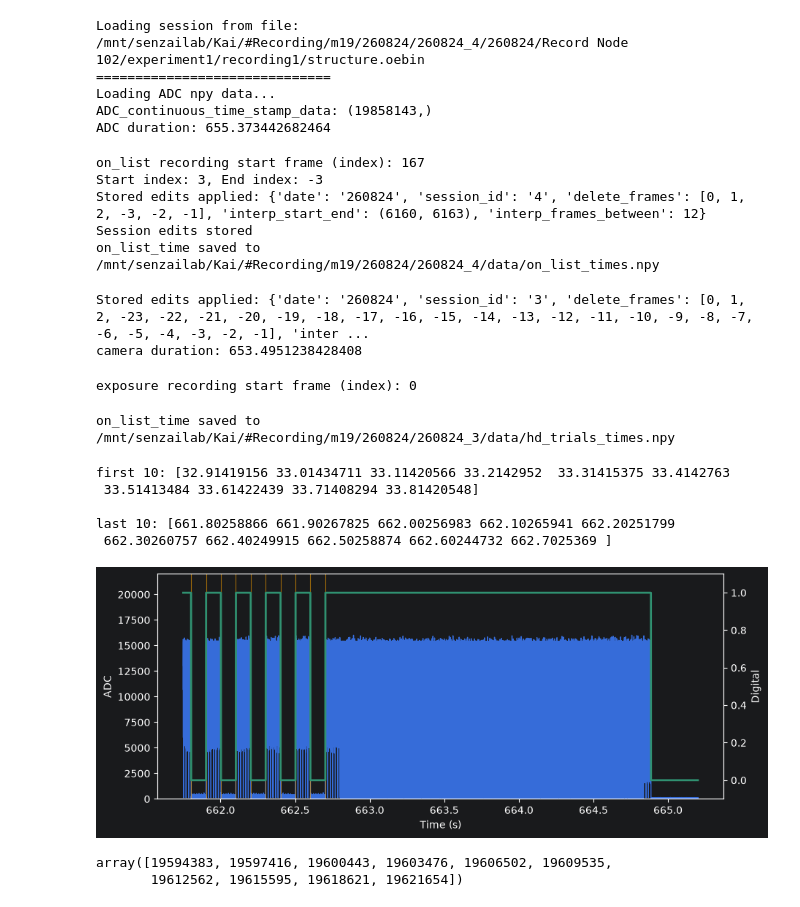
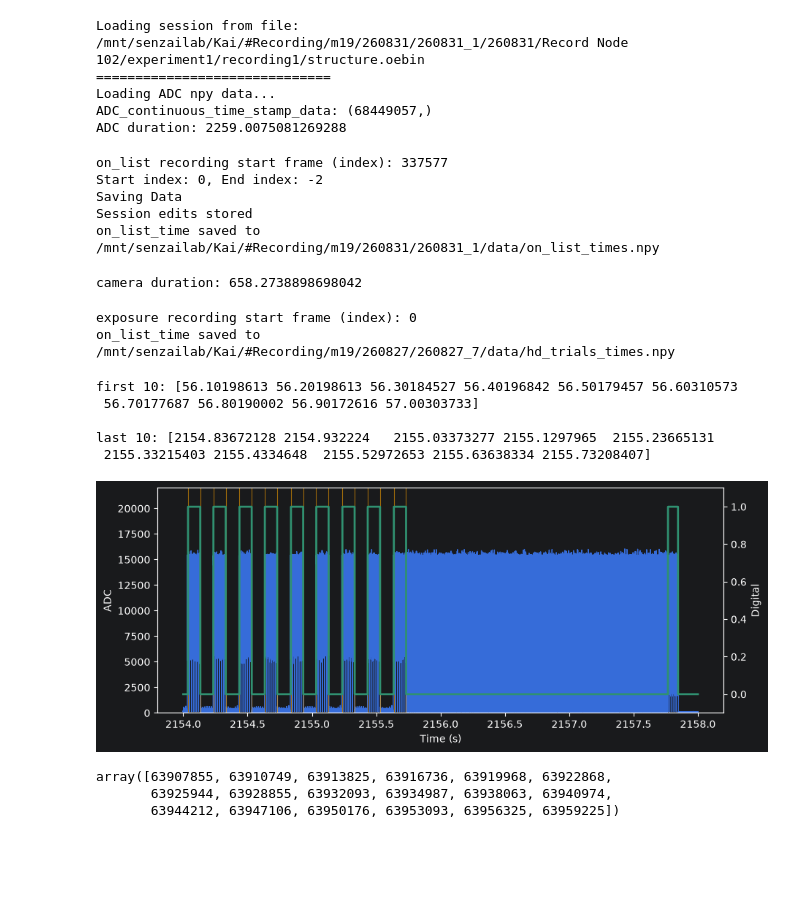
Before and after one commit to KaiCao2003/rfmapping, a Jupyter notebook: matlab.ipynb, the cells around one changed output. Drawn from its saved outputs; the diff is of its cells as text; code cells hidden in the pictures; blank space fills up the shorter version.

```diff
--- a/matlab.ipynb
+++ b/matlab.ipynb
@@ -31,9 +34,9 @@ is_overwrite_parameters: bool = True
 base_dir = r"/mnt/senzailab/Kai/#Recording/m19"
 
 # base_dir = "data"
-date: str | int = "260824"
+date: str | int = "260831"
 
-num_of_rec: int = 4
+num_of_rec: int = 1
 
 headplate_name: str = 'hp4'
 
@@ -120,12 +123,12 @@ max_internal_gap = 300
 
 raw_active = photodiode_data > edge_threshold
 
-ADC_DI_data_noGap = fill_short_gaps(
-    raw_active,
-    min_gap=max_internal_gap,
-)
+# ADC_DI_data_noGap = fill_short_gaps(
+#     raw_active,
+#     min_gap=max_internal_gap,
+# )
 
-# ADC_DI_data_noGap = fill_short_gaps(~(fill_short_gaps(photodiode_data < 15000, min_gap=10)), min_gap=1000)
+ADC_DI_data_noGap = fill_short_gaps(~(fill_short_gaps(photodiode_data < 15000, min_gap=10)), min_gap=1000)
 
 assert len(ADC_continuous_time_stamp_data) == len(
     ADC_DI_data_noGap), f"Length mismatch: {len(ADC_continuous_time_stamp_data)} vs {len(ADC_DI_data_noGap)}"
@@ -175,7 +178,8 @@ start, end = gen_delete_by_range_index(abnormal, on_list_time)
 # interp_start, interp_end, frames_between = 6160, 6163, 12
 
 deleteStartIndex = start
-deleteEndIndex = end
+deleteEndIndex = -2
+# deleteEndIndex = None
 
 if saved:
     on_list_time = edited_target
@@ -222,8 +226,8 @@ if not saved:
 
 print("Session edits stored")
 
-on_list_time = np.append(on_list_time, on_list_time[-1] + 0.1)
-# on_list_time = np.append(on_list_time[0] - 0.1, on_list_time)
+# on_list_time = np.append(on_list_time, on_list_time[-1] + 0.1)
+on_list_time = np.append(on_list_time[0] - 0.1, on_list_time)
 
 
 # if num_of_rec == 2:
@@ -232,18 +236,18 @@ on_list_time = np.append(on_list_time, on_list_time[-1] + 0.1)
 np.save((npyfile_path := f"{base_dir}/data/on_list_times.npy"), on_list_time)
 print(f"on_list_time saved to {npyfile_path}")
 # %% [output]
-Loading session from file: /mnt/senzailab/Kai/#Recording/m19/260824/260824_4/260824/Record Node 102/experiment1/recording1/structure.oebin
+Loading session from file: /mnt/senzailab/Kai/#Recording/m19/260831/260831_1/260831/Record Node 102/experiment1/recording1/structure.oebin
 ==============================
 Loading ADC npy data...
-ADC_continuous_time_stamp_data: (19858143,)
-ADC duration: 655.373442682464
+ADC_continuous_time_stamp_data: (68449057,)
+ADC duration: 2259.0075081269288
-on_list recording start frame (index): 167
-Start index: 3, End index: -3
-Stored edits applied: {'date': '260824', 'session_id': '4', 'delete_frames': [0, 1, 2, -3, -2, -1], 'interp_start_end': (6160, 6163), 'interp_frames_between': 12}
+on_list recording start frame (index): 337577
+Start index: 0, End index: -2
+Saving Data
 Session edits stored
-on_list_time saved to /mnt/senzailab/Kai/#Recording/m19/260824/260824_4/data/on_list_times.npy
+on_list_time saved to /mnt/senzailab/Kai/#Recording/m19/260831/260831_1/data/on_list_times.npy
 # %%
-on_list = on_list_detected
+on_list = on_list_detected[:-2]
 # (start, end, frames_between)
 # interp_start, interp_end, frames_between = 1, 2, 13
 
@@ -299,20 +303,19 @@ assert len(selected_hd_pix) == len(trials), f"Length mismatch: {len(selected_hd_
 np.save((npyfile_path := f"{base_dir}/data/hd_trials_times.npy"), selected_hd_pix)
 print(f"on_list_time saved to {npyfile_path}")
 # %% [output]
-Stored edits applied: {'date': '260824', 'session_id': '3', 'delete_frames': [0, 1, 2, -23, -22, -21, -20, -19, -18, -17, -16, -15, -14, -13, -12, -11, -10, -9, -8, -7, -6, -5, -4, -3, -2, -1], 'inter ...
-camera duration: 653.4951238428408
+camera duration: 658.2738898698042
 exposure recording start frame (index): 0
+on_list_time saved to /mnt/senzailab/Kai/#Recording/m19/260827/260827_7/data/hd_trials_times.npy
-on_list_time saved to /mnt/senzailab/Kai/#Recording/m19/260824/260824_3/data/hd_trials_times.npy
 # %%
 print("first 10:", on_list_time[:10], "\n")
 
 print("last 10:", on_list_time[-10:])
 # %% [output]
-first 10: [32.91419156 33.01434711 33.11420566 33.2142952  33.31415375 33.4142763
- 33.51413484 33.61422439 33.71408294 33.81420548]
+first 10: [56.10198613 56.20198613 56.30184527 56.40196842 56.50179457 56.60310573
+ 56.70177687 56.80190002 56.90172616 57.00303733]
 
-last 10: [661.80258866 661.90267825 662.00256983 662.10265941 662.20251799
- 662.30260757 662.40249915 662.50258874 662.60244732 662.7025369 ]
+last 10: [2154.83672128 2154.932224   2155.03373277 2155.1297965  2155.23665131
+ 2155.33215403 2155.4334648  2155.52972653 2155.63638334 2155.73208407]
 # %%
 for index, _ in enumerate(np.diff(on_list_time)):
     if _ < 0.08:
@@ -322,10 +325,10 @@ for index, _ in enumerate(np.diff(on_list_time)):
         print("Too long:")
         print(f"Gap detected at index {index}: {on_list_time[index]} to {on_list_time[index + 1]} (gap: {_})")
 # %%
-# start_time, end_time = 2119, 2130
-start_time, end_time = 661.75, 665.2
+start_time, end_time = 2154, 2158
+# start_time, end_time = 1370, 1372
 
-# start_time, end_time = 32, 34
+# start_time, end_time = 55, 58
 
 
 start_idx = np.searchsorted(ADC_continuous_time_stamp_data, start_time, side="left")
@@ -335,35 +338,35 @@ x = ADC_continuous_time_stamp_data[start_idx:end_idx]
 y1 = photodiode_data[start_idx:end_idx]
 y2 = ADC_DI_data_noGap[start_idx:end_idx]
 edges_list = on_list_time
 
 fig, ax1 = plt.subplots(figsize=(10, 4))
 
 l1 = ax1.plot(x, y1, color='C0', lw=1, label='ADC')
 ax1.set_ylim(0, 22000)
 ax1.set_xlabel("Time (s)")
 ax1.set_ylabel("ADC")
 
 ax2 = ax1.twinx()
 l2 = ax2.plot(x, y2, color='C3', lw=2, label='Digital')
 ax2.set_ylim(-0.1, 1.1)
 ax2.set_ylabel("Digital")
 
 # Add on_list rising/falling edge markers inside this displayed time window.
 # on_list_time is already in the same time base as x.
 left = np.searchsorted(edges_list, x[0], side="left")
 right = np.searchsorted(edges_list, x[-1], side="right")
 visible_edges = edges_list[left:right]
 
 visible_edge_indices = np.searchsorted(ADC_continuous_time_stamp_data, visible_edges)
 
 for t in visible_edges:
     ax1.axvline(t, color="orange", lw=0.8, alpha=0.6)
-
 plt.show()
 
 visible_edge_indices
 # %% [output]
-[figure, old version]
+[figure, new version]
-array([19594383, 19597416, 19600443, 19603476, 19606502, 19609535,
-       19612562, 19615595, 19618621, 19621654])
+array([63907855, 63910749, 63913825, 63916736, 63919968, 63922868,
+       63925944, 63928855, 63932093, 63934987, 63938063, 63940974,
+       63944212, 63947106, 63950176, 63953093, 63956325, 63959225])
 # %%
```
Also changed, not shown: parts of 2 cells of this notebook, 12 other files.
